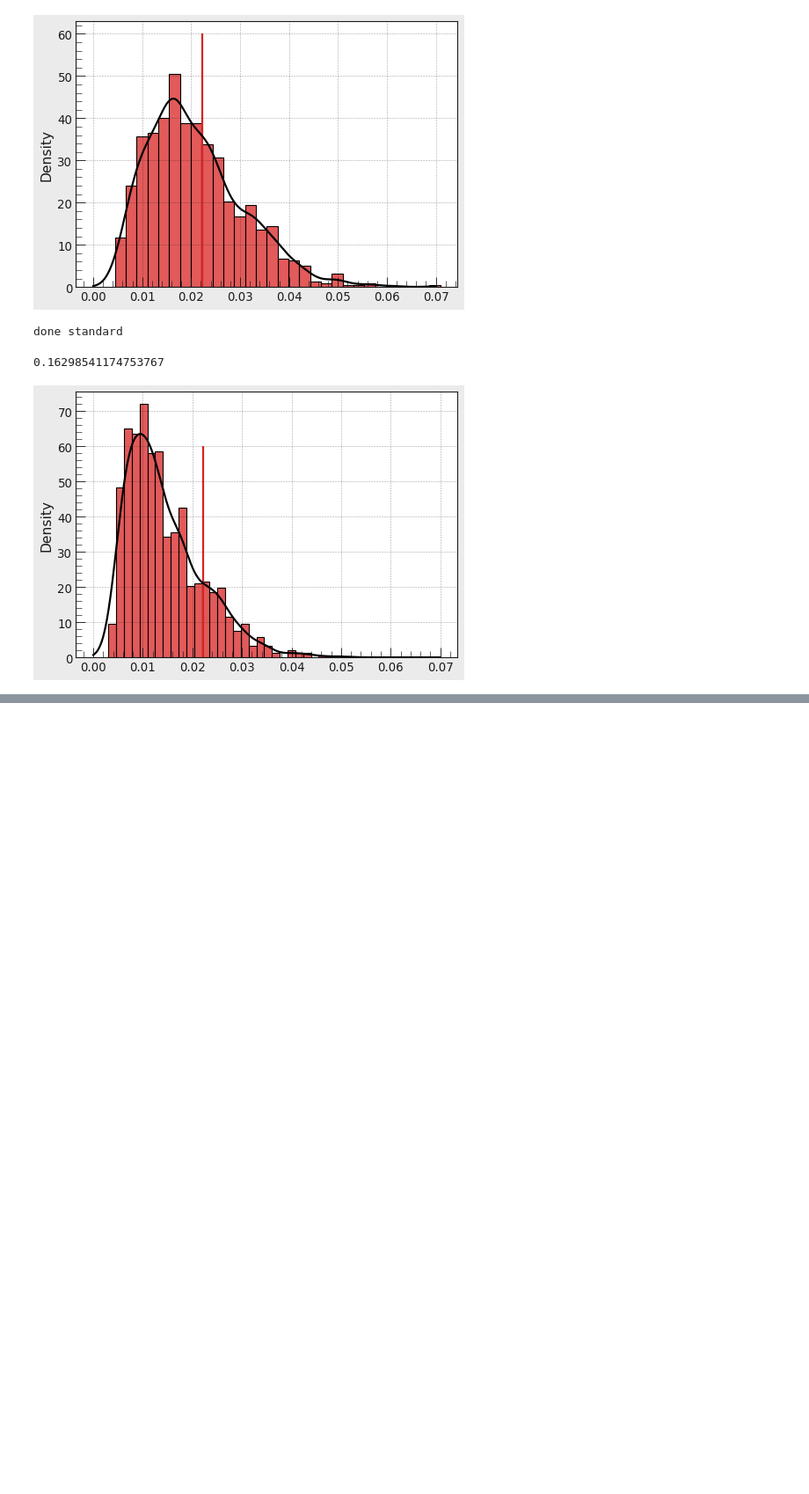
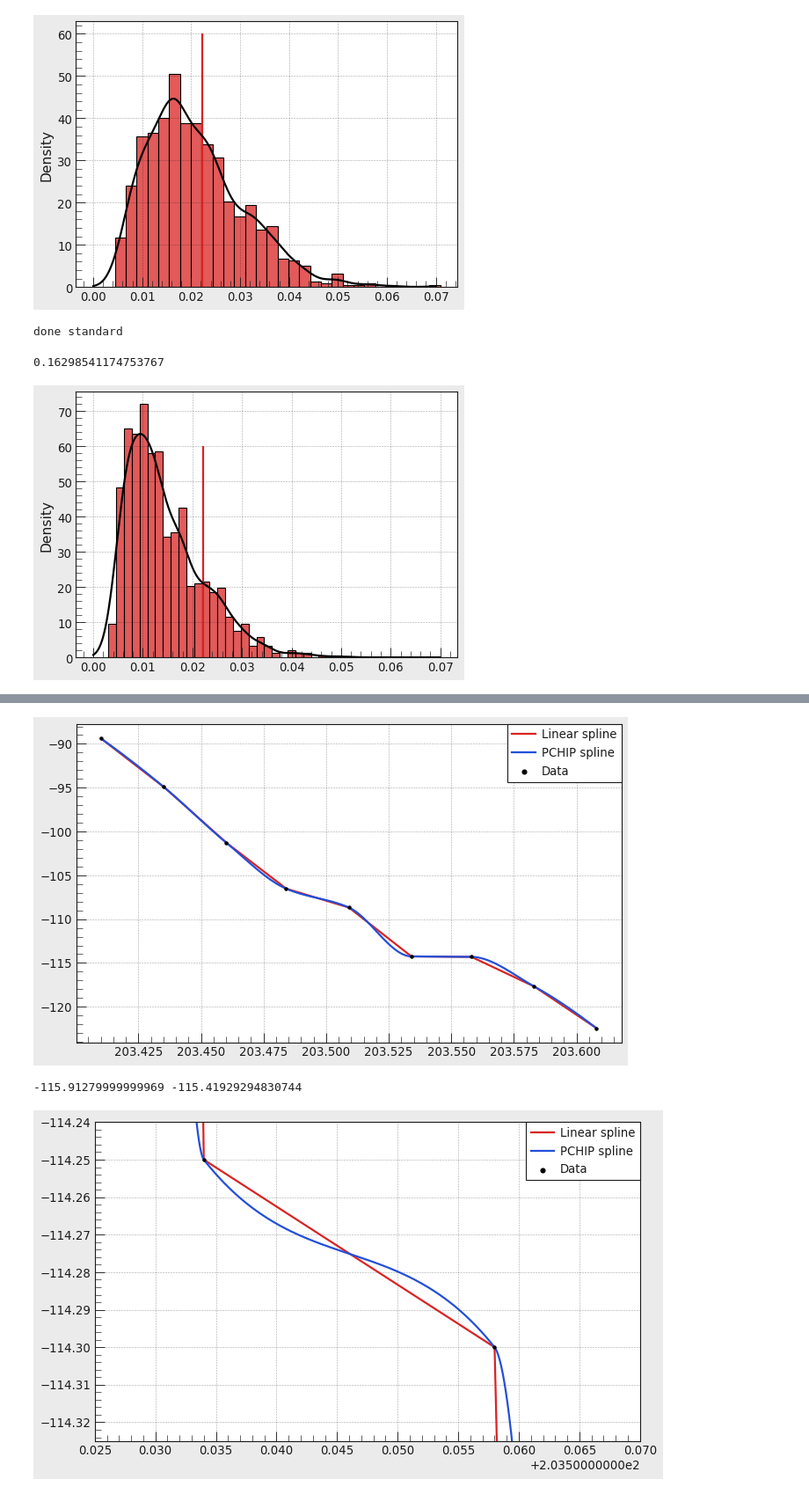
Before and after one commit to PhilKofoed/AMAS2023, a Jupyter notebook: Philip/Exam 2023/old_exam_solution.ipynb, the cells around one changed output, grey strips where cells are left out. Shown: that part at 88% size. Drawn from its saved outputs; the diff is of its cells as text; code cells hidden in the pictures; blank space fills up the shorter version.

```diff
--- a/Philip/Exam 2023/old_exam_solution.ipynb
+++ b/Philip/Exam 2023/old_exam_solution.ipynb
@@ -515,0 +594,33 @@ plt.show()
+# %%
+mars_data = pd.DataFrame([[ 203.41 , -89.37 ],[ 203.435, -94.88 ],
+ [ 203.46 , -101.25 ],
+ [ 203.484, -106.52 ],
+ [ 203.509, -108.66 ],
+ [ 203.534, -114.25 ],
+ [ 203.558, -114.30 ],
+ [ 203.583, -117.66 ],
+ [ 203.608, -122.45 ]], columns = ["sol", "temp"])
+
+lin_spline = scint.interp1d(mars_data["sol"].values, mars_data["temp"].values)
+cubic_spline = scint.PchipInterpolator(mars_data["sol"].values, mars_data["temp"].values)
+xlin = np.linspace(np.min(mars_data["sol"]), np.max(mars_data["sol"]), 10000)
+fig, ax = plt.subplots(1, 1, figsize = (10, 6))
+ax.plot(xlin, lin_spline(xlin), label = "Linear spline")
+ax.plot(xlin, cubic_spline(xlin), label = "PCHIP spline")
+
+ax.scatter(mars_data["sol"].values, mars_data["temp"].values, color = "k", zorder = 10, label = "Data")
+ax.legend()
+plt.show()
+print(lin_spline(203.570), cubic_spline(203.570))
+fig, ax = plt.subplots(1, 1, figsize = (10, 6))
+ax.plot(xlin, lin_spline(xlin), label = "Linear spline")
+ax.plot(xlin, cubic_spline(xlin), label = "PCHIP spline")
+
+ax.scatter(mars_data["sol"].values, mars_data["temp"].values, color = "k", zorder = 10, label = "Data")
+ax.set(xlim = (203.525, 203.57), ylim = (-114.325, -114.24))
+ax.legend()
+plt.show()
+# %% [output]
+[figure, added]
+-115.91279999999969 -115.41929294830744
+[figure, added]
```
Also changed, not shown: parts of 6 cells of this notebook, 1 other file.
